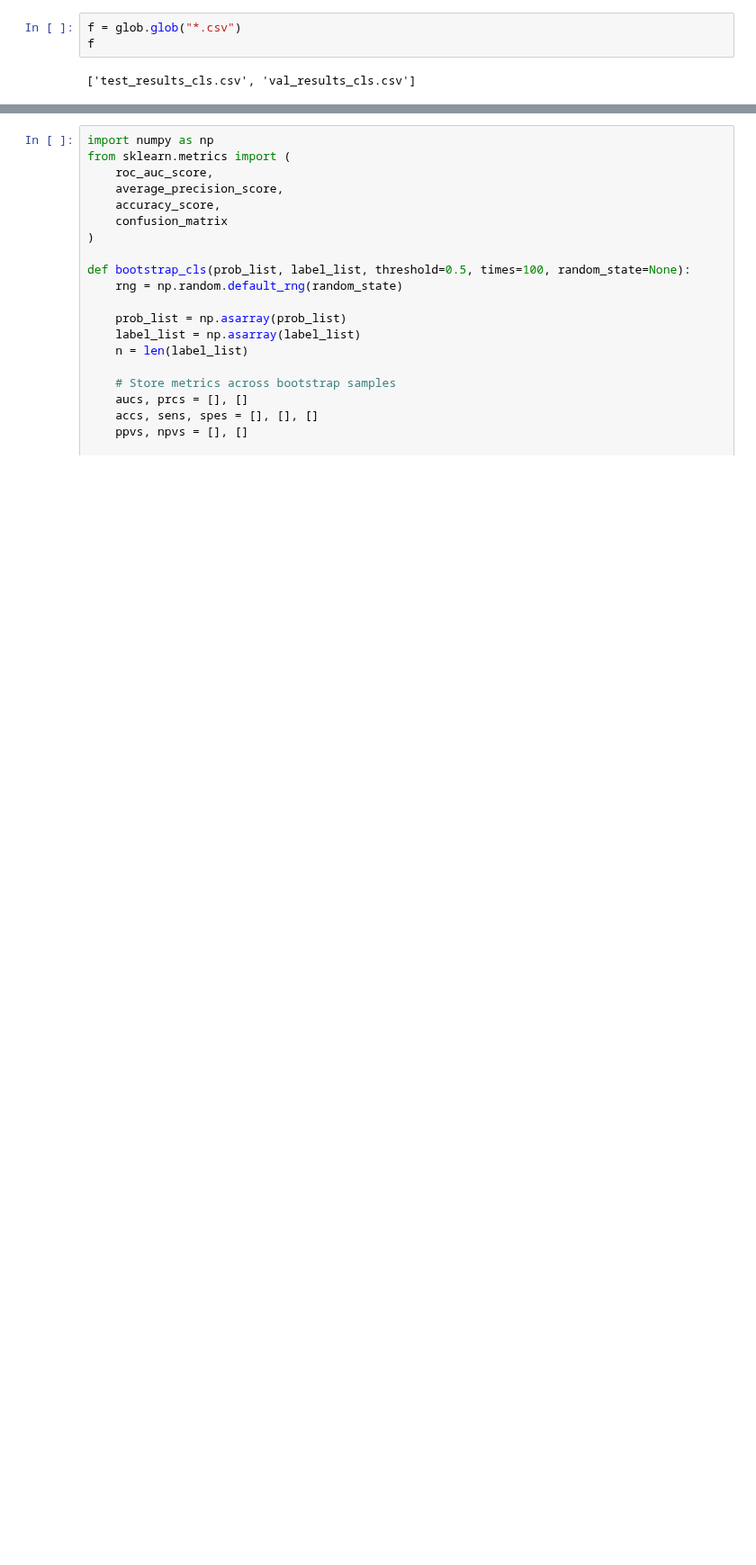
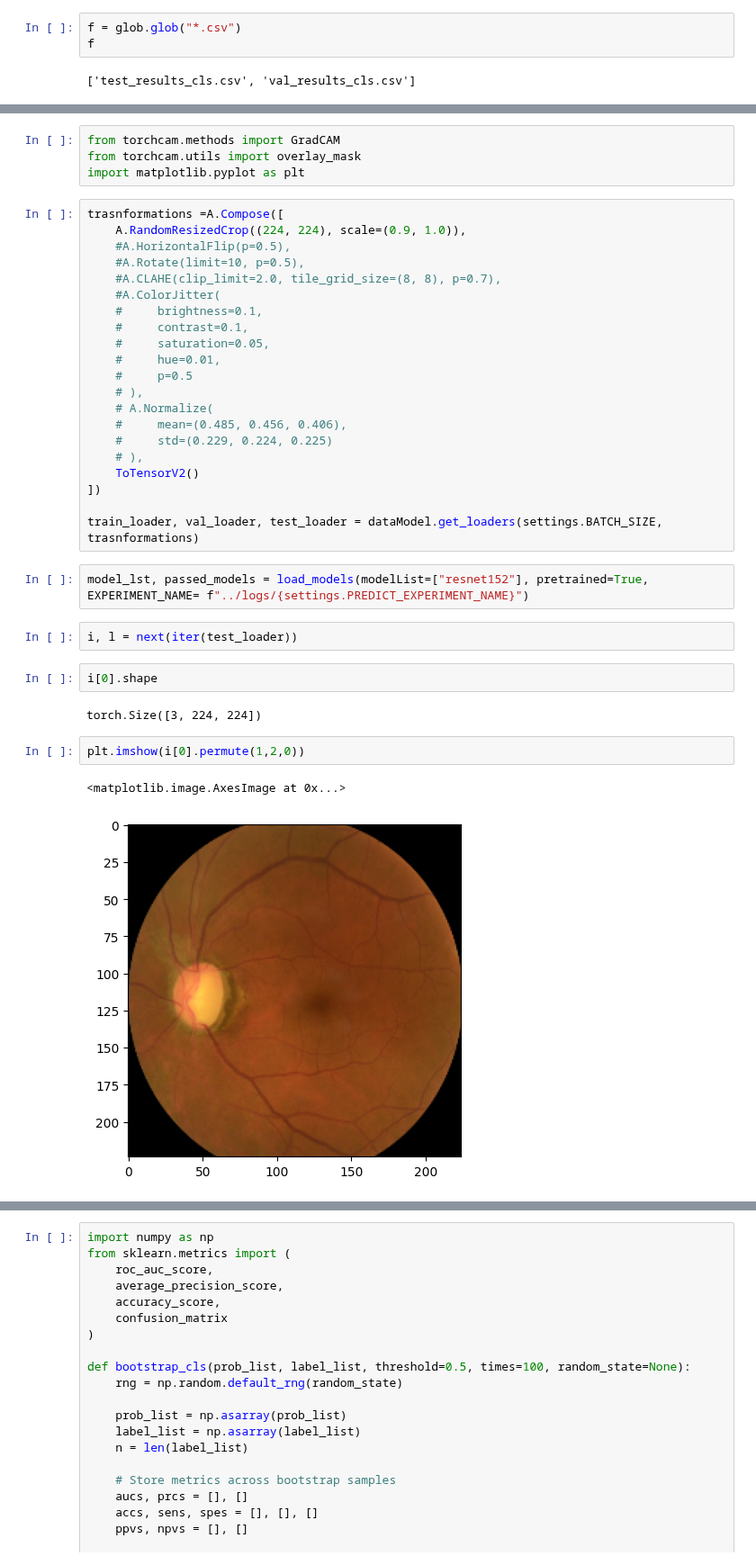
Before and after one commit to ESLAMYASSER-1/Explainable-AI-for-Glaucoma-Detection, a Jupyter notebook: main.ipynb, the cells around one changed output, grey strips where cells are left out. Shown at 90% size. Saved outputs shown, nothing was run; the diff lists cells and outputs as text; blank space fills up the shorter version.

```diff
--- a/main.ipynb
+++ b/main.ipynb
@@ -192,0 +197,38 @@ pd.read_csv(f[1])
+# %%
+from torchcam.methods import GradCAM
+from torchcam.utils import overlay_mask
+import matplotlib.pyplot as plt
+# %%
+trasnformations =A.Compose([
+    A.RandomResizedCrop((224, 224), scale=(0.9, 1.0)),
+    #A.HorizontalFlip(p=0.5),
+    #A.Rotate(limit=10, p=0.5),
+    #A.CLAHE(clip_limit=2.0, tile_grid_size=(8, 8), p=0.7),
+    #A.ColorJitter(
+    #     brightness=0.1,
+    #     contrast=0.1,
+    #     saturation=0.05,
+    #     hue=0.01,
+    #     p=0.5
+    # ),
+    # A.Normalize(
+    #     mean=(0.485, 0.456, 0.406),
+    #     std=(0.229, 0.224, 0.225)
+    # ),
+    ToTensorV2()
+])
+
+train_loader, val_loader, test_loader = dataModel.get_loaders(settings.BATCH_SIZE, trasnformations)
+# %%
+model_lst, passed_models = load_models(modelList=["resnet152"], pretrained=True, EXPERIMENT_NAME= f"../logs/{settings.PREDICT_EXPERIMENT_NAME}")
+# %%
+i, l = next(iter(test_loader))
+# %%
+i[0].shape
+# %% [output]
+torch.Size([3, 224, 224])
+# %%
+plt.imshow(i[0].permute(1,2,0))
+# %% [output]
+<matplotlib.image.AxesImage at 0x...>
+[figure, added]
```
Also changed, not shown: parts of 17 cells of this notebook.
